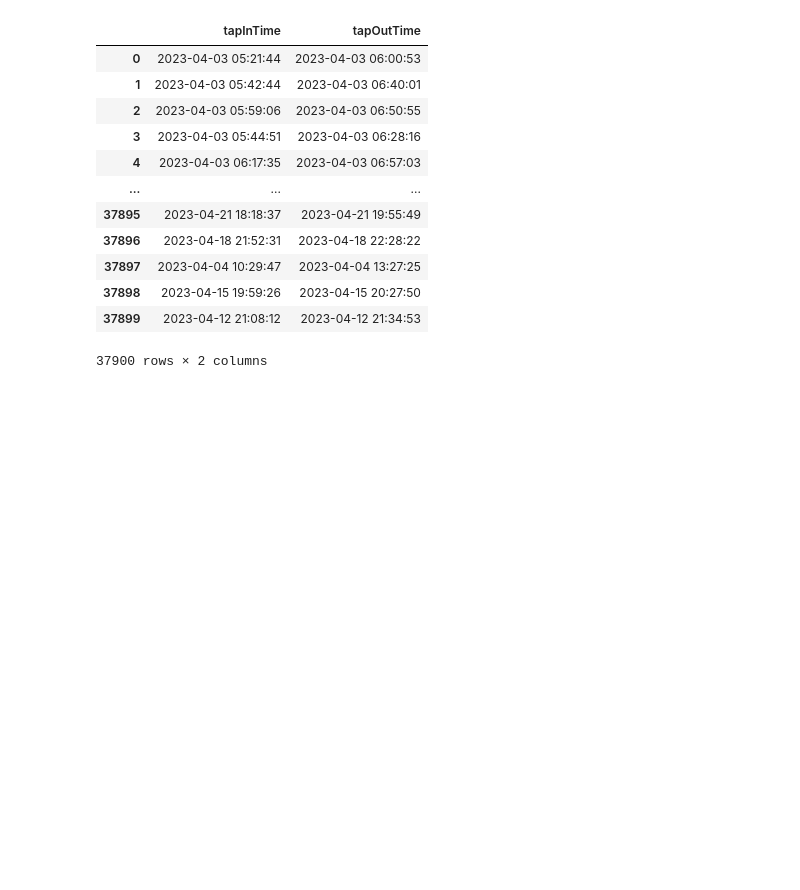
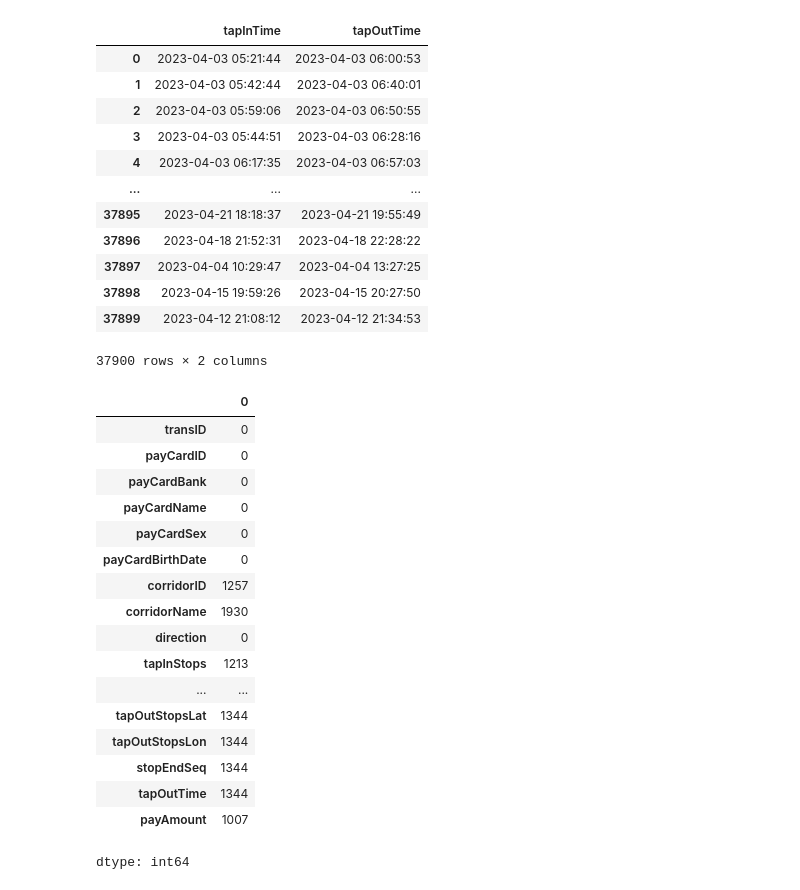
Before and after one commit to MatthewSebastian15/datacomp, a Jupyter notebook: DataComp.ipynb, the cells around one changed output. Saved outputs shown, nothing was run; the diff lists cells and outputs as text; code cells hidden in the pictures; blank space fills up the shorter version.

```diff
--- a/DataComp.ipynb
+++ b/DataComp.ipynb
@@ -60,0 +59,21 @@ df[['tapInTime', 'tapOutTime']]
+# %%
+df.isnull().sum()
+# %% [output]
+|  | 0 |
+| transID | 0 |
+| payCardID | 0 |
+| payCardBank | 0 |
+| payCardName | 0 |
+| payCardSex | 0 |
+| payCardBirthDate | 0 |
+| corridorID | 1257 |
+| corridorName | 1930 |
+| direction | 0 |
+| tapInStops | 1213 |
+| ... | ... |
+| tapOutStopsLat | 1344 |
+| tapOutStopsLon | 1344 |
+| stopEndSeq | 1344 |
+| tapOutTime | 1344 |
+| payAmount | 1007 |
+dtype: int64
```
Also changed, not shown: parts of 1 cell of this notebook.
